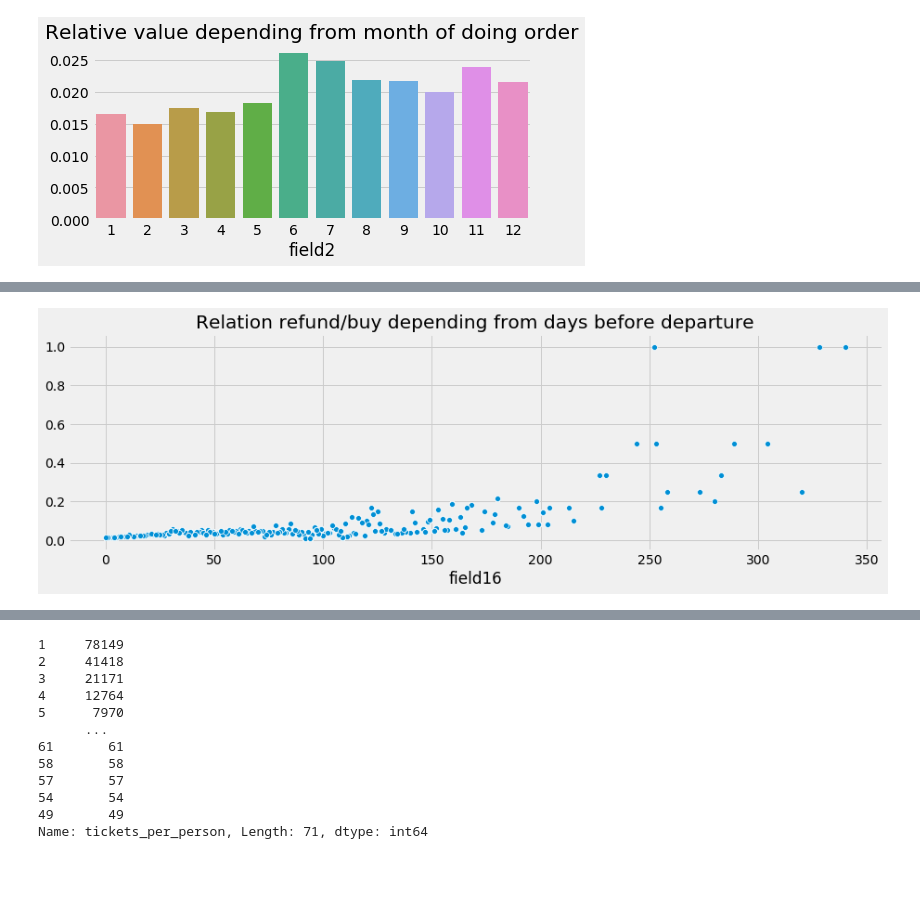
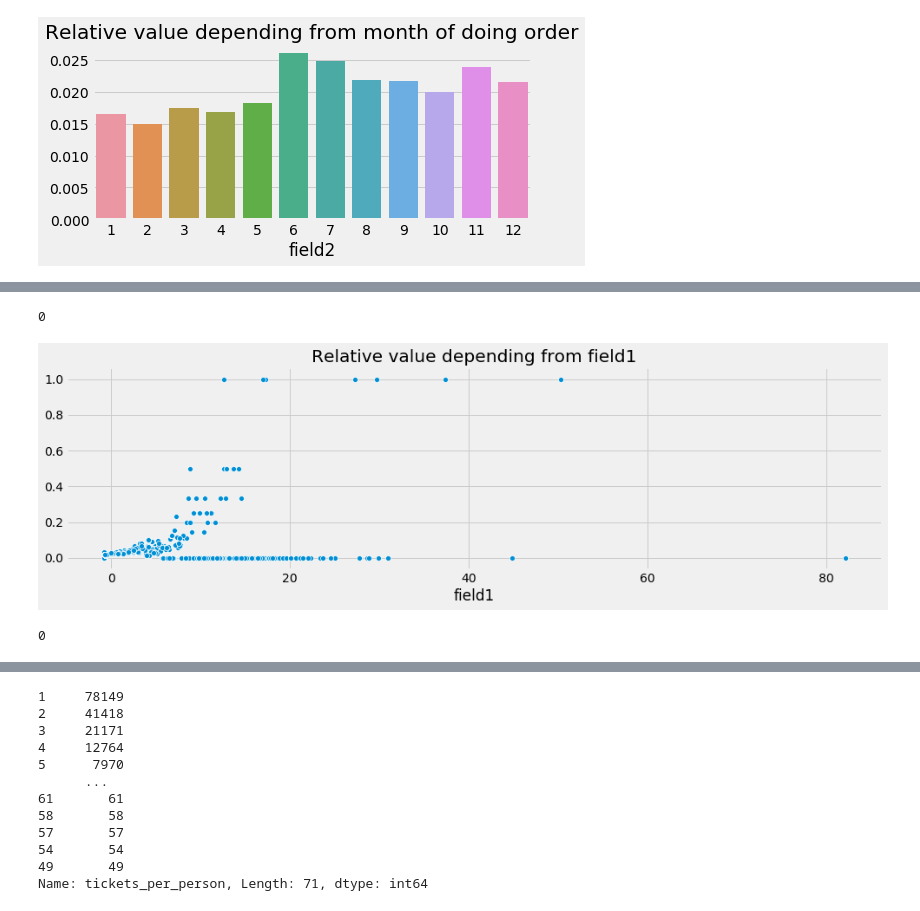
Before and after one commit to annenkova97/Intro2DS, a Jupyter notebook: final_project/project.ipynb, the cells around one changed output, grey strips where cells are left out. Saved outputs shown, nothing was run; the diff lists cells and outputs as text; code cells hidden in the pictures; blank space fills up the shorter version.

```diff
--- a/final_project/project.ipynb
+++ b/final_project/project.ipynb
@@ -110,8 +119,10 @@ plt.legend();
 def relative(column, data):
     a = column.value_counts()
     data['a'] = column.map(a)
+    print(data['a'].isna().sum())
     b = column[data['goal1'] == 1].value_counts()
     data['b'] = column.map(b)
+    data['b'] = data['b'].replace(np.NaN, 0)
     perc = data['b']/data['a']
     data = data.drop(['a','b'], axis=1, inplace=True)
     return perc
@@ -206,0 +286,8 @@ plt.xticks(df.field29.unique());
+# %%
+df['perc_day_before_fly'] = perc_day_before_fly
+
+df['new_field16'] = perc_day_before_fly
+df['new_field16'][df.field16 <= 180] = 0
+df['new_field16'][df.field16 > 180] = 1
+
+df['new_field16'].isna().sum()
@@ -250,6 +331,13 @@ perc_day_before_fly = relative(df.field16, df)
 # %%
-fig, ax = plt.subplots(figsize=(14, 4))
-plt.title('Relation refund/buy depending from days before departure')
-sns.scatterplot(df['field16'], perc_day_before_fly, ax=ax);
+# qwer = df.field1 + 0.9
+perc_field1 = relative(df.field1, df)
+fig, ax = plt.subplots(figsize=(15, 4))
+plt.title('Relative value depending from field1')
+sns.scatterplot(df.field1, perc_field1, ax=ax);
 # %% [output]
+0
-[figure, old version]
+[figure, new version]
+# %%
+perc_field1.isna().sum()
+# %% [output]
+0
```
Also changed, not shown: parts of 59 cells of this notebook, 6 other files.
